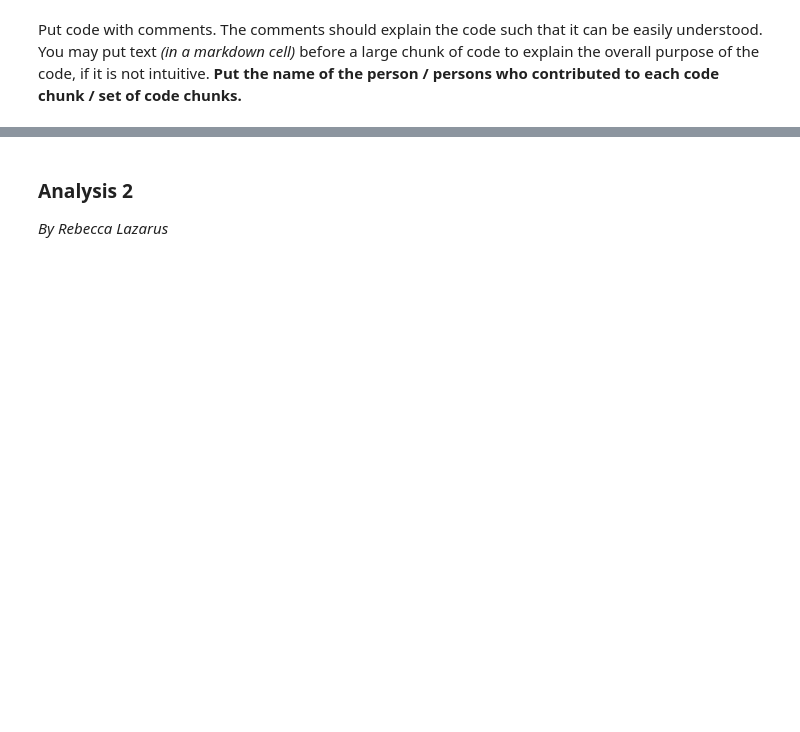
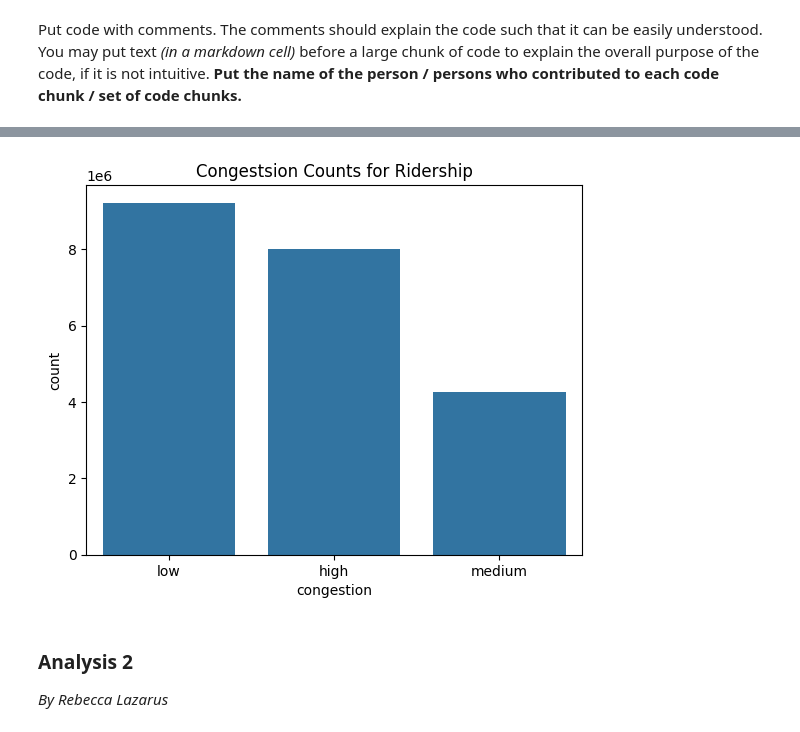
Before and after one commit to JonasGoldberg18/STAT303_Final_Project, a Jupyter notebook: Project Code Template.ipynb, the cells around one changed output, grey strips where cells are left out. Drawn from its saved outputs; the diff is of its cells as text; code cells hidden in the pictures; blank space fills up the shorter version.

```diff
--- a/Project Code Template.ipynb
+++ b/Project Code Template.ipynb
@@ -432,0 +579,11 @@ Put code with comments. The comments should explain the code such that it can be
+# %%
+divvy_data['started_at'] = pd.to_datetime(divvy_data['started_at'], errors='coerce')
+traffic['TIME'] = pd.to_datetime(traffic['TIME'])
+
+# filter null dates
+null_dates = divvy_data['started_at'].isnull()
+divvy_data = divvy_data[~null_dates]
+# %%
+# sort the dates. Sorting will allow us to efficiently execute an algorithim that will be explained later
+divvy_data = divvy_data.sort_values("started_at").reset_index(drop=True)
+traffic = traffic.sort_values("TIME").reset_index(drop=True)
@@ -433,3 +627,30 @@ Put code with comments. The comments should explain the code such that it can be
+# %%
+for i in range(1, divvy_times.shape[0]):
+    curr_min = find_min(traffic_times, divvy_times[i], curr_min)
+    mins.append(curr_min)
+
+
+mins = np.asarray(mins)
+divvy_data['speed'] = traffic['SPEED'][mins].reset_index()['SPEED']
+# %%
+# finally, we determine based on the speed if there is
+# low/medium/high congestion
+def congestion_rate(row):
+    id = row['region_id']
+    if row['speed'] <= speed_per_region.loc[id, 'low_speed']:
+        return 'high'
+    if row['speed'] <= speed_per_region.loc[id, 'medium_speed']:
+        return 'medium'
+    return 'low'
+
+congestion_vals = divvy_data.apply(congestion_rate, axis=1)
+divvy_data['congestion'] = congestion_vals
+# %%
+sns.countplot(data=divvy_data, x='congestion')
+plt.title("Congestsion Counts for Ridership")
+plt.show()
+# %% [output]
+[figure, added]
 # %% [markdown]
 ### Analysis 2
 *By Rebecca Lazarus*
```
Also changed, not shown: parts of 15 cells of this notebook.
